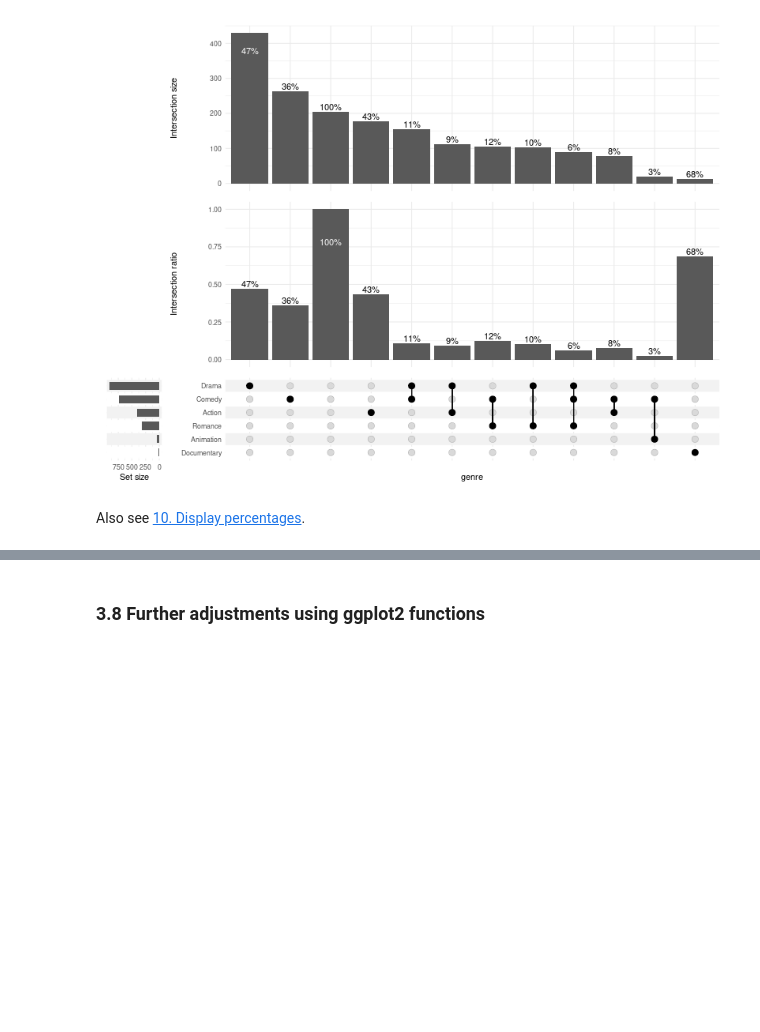
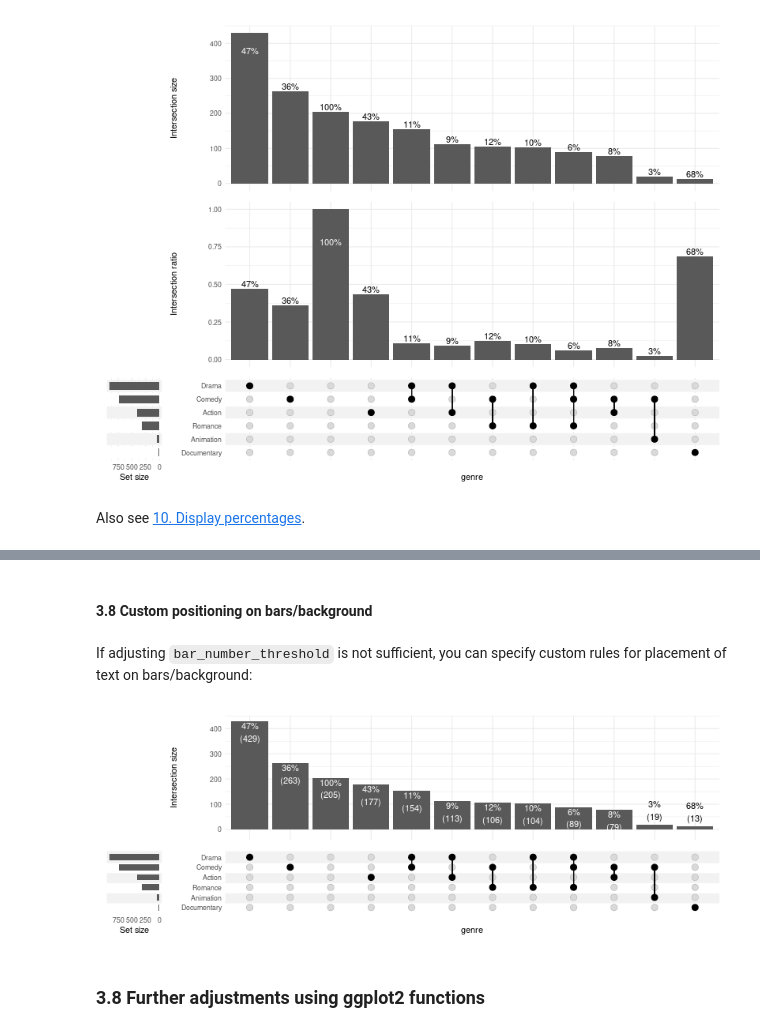
Before and after one commit to krassowski/complex-upset, a Jupyter notebook: vignettes/Examples.ipynb, the cells around one changed output, grey strips where cells are left out. Saved outputs shown, nothing was run; the diff lists cells and outputs as text; code cells hidden in the pictures; blank space fills up the shorter version.

```diff
--- a/vignettes/Examples.ipynb
+++ b/vignettes/Examples.ipynb
@@ -578,3 +600,27 @@ Also see [10. Display percentages](#10-display-percentages).
+# %% [markdown]
+#### 3.8 Custom positioning on bars/background
+# %% [markdown]
+If adjusting `bar_number_threshold` is not sufficient, you can specify custom rules for placement of text on bars/background:
+# %%
+%%R -w 800 -h 300
+size = get_size_mode('exclusive_intersection')
+upset(
+    movies, genres, name='genre', width_ratio=0.1, min_size=10,
+    base_annotations=list(
+        'Intersection size'=intersection_size(
+            text_mapping=aes(
+                label=paste0(
+                    !!upset_text_percentage(),
+                    '\n(', !!size, ')'
+                ),
+                colour=ifelse(!!size > 50, 'on_bar', 'on_background'),
+                y=ifelse(!!size > 50, !!size - 100, !!size)
+            )
+        )
+    )
+)
+# %% [output]
+[figure, added]
 # %% [markdown]
 ### 3.8 Further adjustments using ggplot2 functions
 # %%
```
Also changed, not shown: parts of 11 cells of this notebook.
